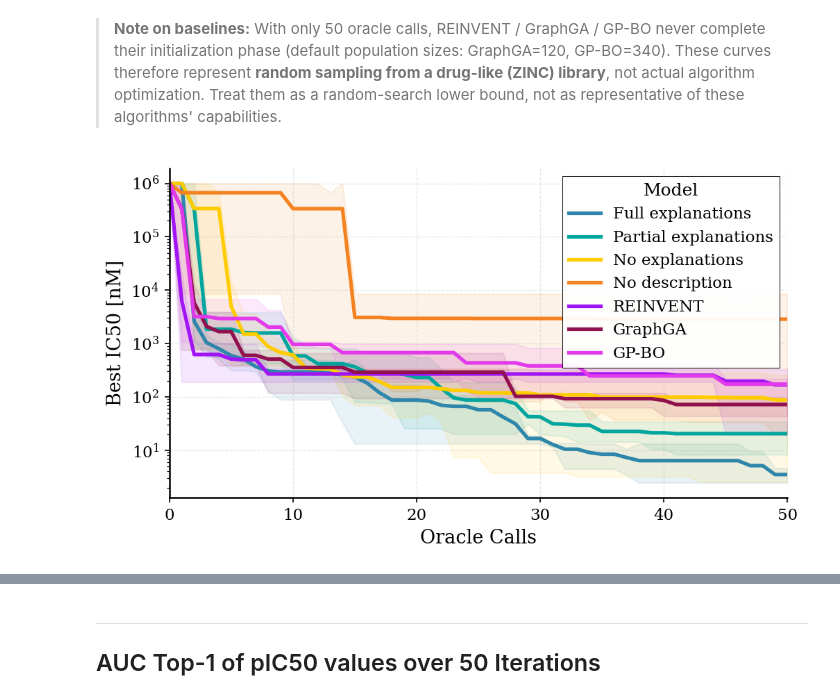
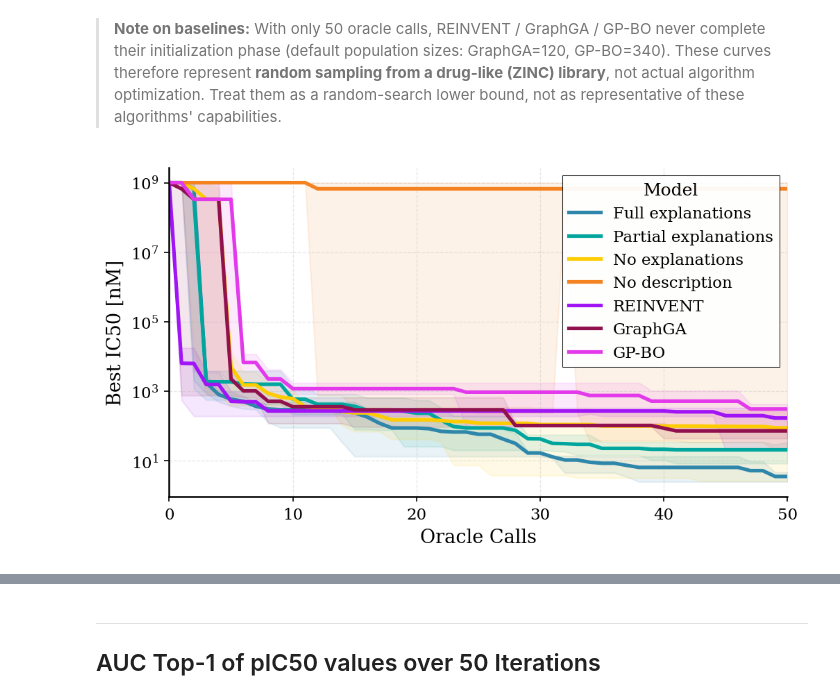
Before and after one commit to FabianKruger/molecule-optimization-agent, a Jupyter notebook: analysis/paper/xai_vs_no_xai_ic50mpro_extended.ipynb, the cells around one changed output, grey strips where cells are left out. Saved outputs shown, nothing was run; the diff lists cells and outputs as text; code cells hidden in the pictures.

Commit message:
updated med chem plots and tables

```diff
--- a/analysis/paper/xai_vs_no_xai_ic50mpro_extended.ipynb
+++ b/analysis/paper/xai_vs_no_xai_ic50mpro_extended.ipynb
@@ -24,10 +24,14 @@ RESULTS_DIR = Path("../../data/results/ic50mpro_qed")
 # Set to False to hide legend (for combined figures with shared legend)
 SHOW_LEGEND = True
 
-# Penalty value for molecules with QED < 0.6 (in nM)
-# Using 1,000,000 nM (1 mM) as a high but finite penalty
-QED_PENALTY_IC50 = 1_000_000
+# A molecule is valid only if it passes BOTH hard constraints: QED >= QED_THRESHOLD
+# AND it is novel (not already in PubChem; see src/molopt_agent/oracles/novel.py,
+# which scores 1.0 = novel / 0.0 = not novel). Any molecule failing either constraint
+# is disqualified and assigned the pIC50 floor of 0, i.e. IC50 = 1e9 nM
+# (9 - log10(1e9) = 0).
+INVALID_PENALTY_IC50 = 1_000_000_000
 QED_THRESHOLD = 0.6
+NOVELTY_THRESHOLD = 0.5
 
 # Define experiment groups: (display_name, folder_name)
 GROUPS = [
@@ -105,7 +180,7 @@ For IC50 (lower is better), we use cumulative minimum. Molecules with QED < 0.6
 > **Note on baselines:** With only 50 oracle calls, REINVENT / GraphGA / GP-BO never complete their initialization phase (default population sizes: GraphGA=120, GP-BO=340). These curves therefore represent **random sampling from a drug-like (ZINC) library**, not actual algorithm optimization. Treat them as a random-search lower bound, not as representative of these algorithms' capabilities.
 # %%
 # Compute best-so-far using cummin (for IC50, lower is better)
-# Using effective_score which has penalty applied for QED < threshold
+# Using effective_score which has the penalty applied for QED < threshold / non-novel
 df["best_so_far"] = (
     df.sort_values("iteration")
     .groupby(["model", "replicate"])["effective_score"]
@@ -120,7 +195,7 @@ df_plot = (
     .pivot_table(index="iteration", columns=["model", "replicate"], values="best_so_far")
     .reindex(all_iterations)
     .ffill()
-    .fillna(QED_PENALTY_IC50)  # Baseline at oracle call 0 (worst case penalty)
+    .fillna(INVALID_PENALTY_IC50)  # Baseline at oracle call 0 = pIC50 floor 0 (no valid molecule yet)
     .melt(ignore_index=False)
     .reset_index()
 )
@@ -198,31 +273,31 @@ ax.set_yscale('log')
 ax.grid(True, alpha=0.3, linestyle='--', linewidth=0.6)
 ax.spines['top'].set_visible(False)
 ax.spines['right'].set_visible(False)
 
 # Conditionally show/hide legend
 if SHOW_LEGEND:
     handles, labels = ax.get_legend_handles_labels()
     new_labels = [legend_labels.get(label, label) for label in labels]
     legend = ax.legend(
         handles,
         new_labels,
         title='Model',
         frameon=True,
         fancybox=False,
         shadow=False,
         framealpha=0.95,
         edgecolor='black',
         loc='upper right'
     )
     legend.get_frame().set_linewidth(0.5)
 else:
     ax.get_legend().remove()
 
 plt.tight_layout()
 
 # Save figure as PDF
 plt.savefig('./figures/xai_vs_no_xai_ic50mpro_extended.pdf', format='pdf', bbox_inches='tight', dpi=300)
 
 plt.show()
 # %% [output]
-[figure, old version]
+[figure, new version]
```
Also changed, not shown: parts of 6 cells of this notebook, 1 other file.
